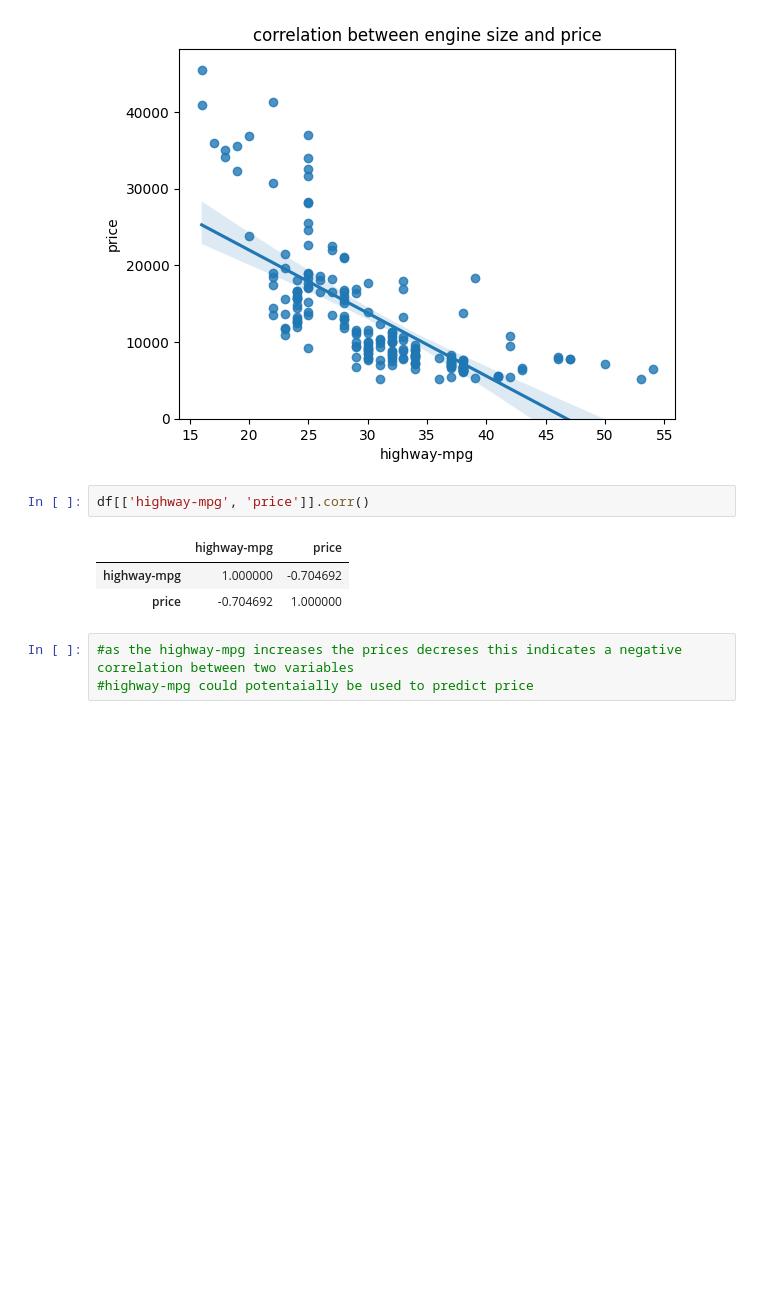
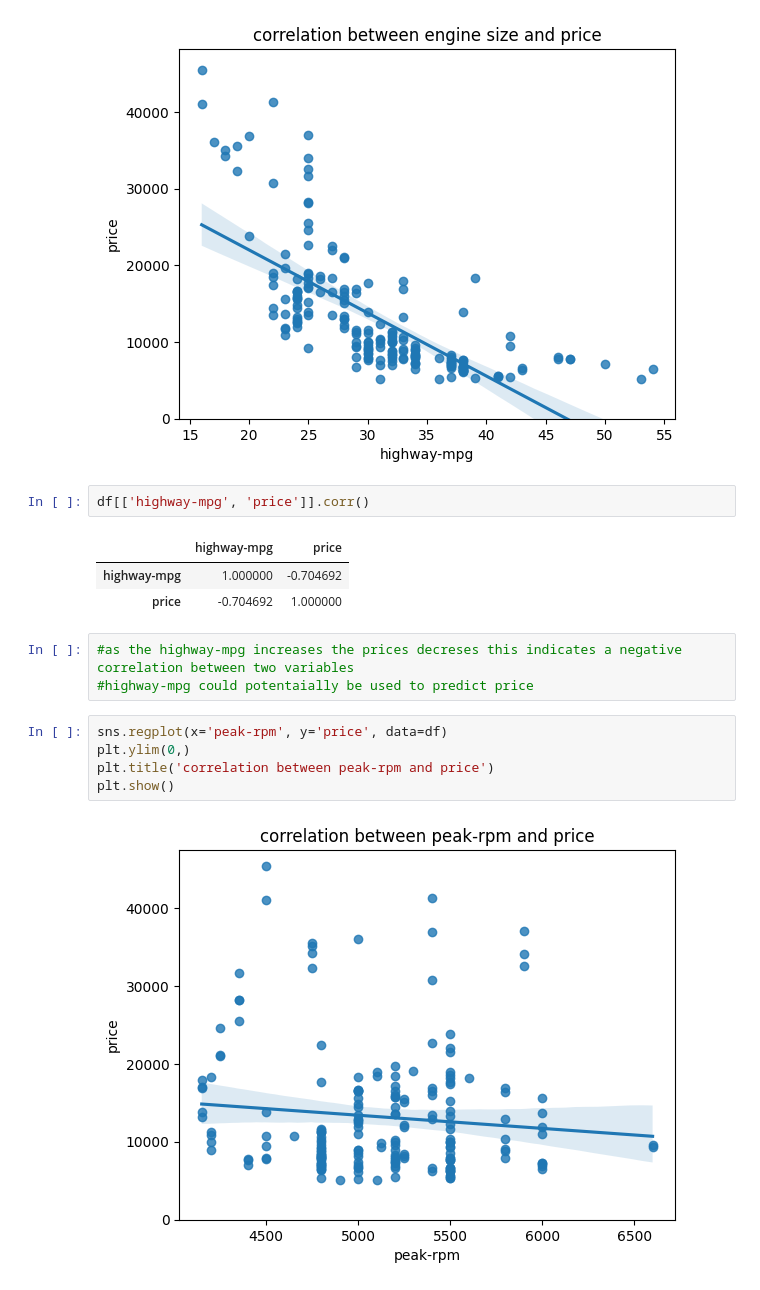
Before and after one commit to KRIS2HNA/AUTOMOBILE-PRICE-PREDICTION, a Jupyter notebook: auto-reg.ipynb, the cells around one changed output. Cells and saved outputs as stored; diff of their text form; blank space fills up the shorter version.

Commit message:
data cleaning

```diff
--- a/auto-reg.ipynb
+++ b/auto-reg.ipynb
@@ -814,3 +815,10 @@ df[['highway-mpg', 'price']].corr()
 # %%
 #as the highway-mpg increases the prices decreses this indicates a negative correlation between two variables
 #highway-mpg could potentaially be used to predict price
+# %%
+sns.regplot(x='peak-rpm', y='price', data=df)
+plt.ylim(0,)
+plt.title('correlation between peak-rpm and price')
+plt.show()
+# %% [output]
+[figure, added]
```
Also changed, not shown: parts of 26 cells of this notebook.
